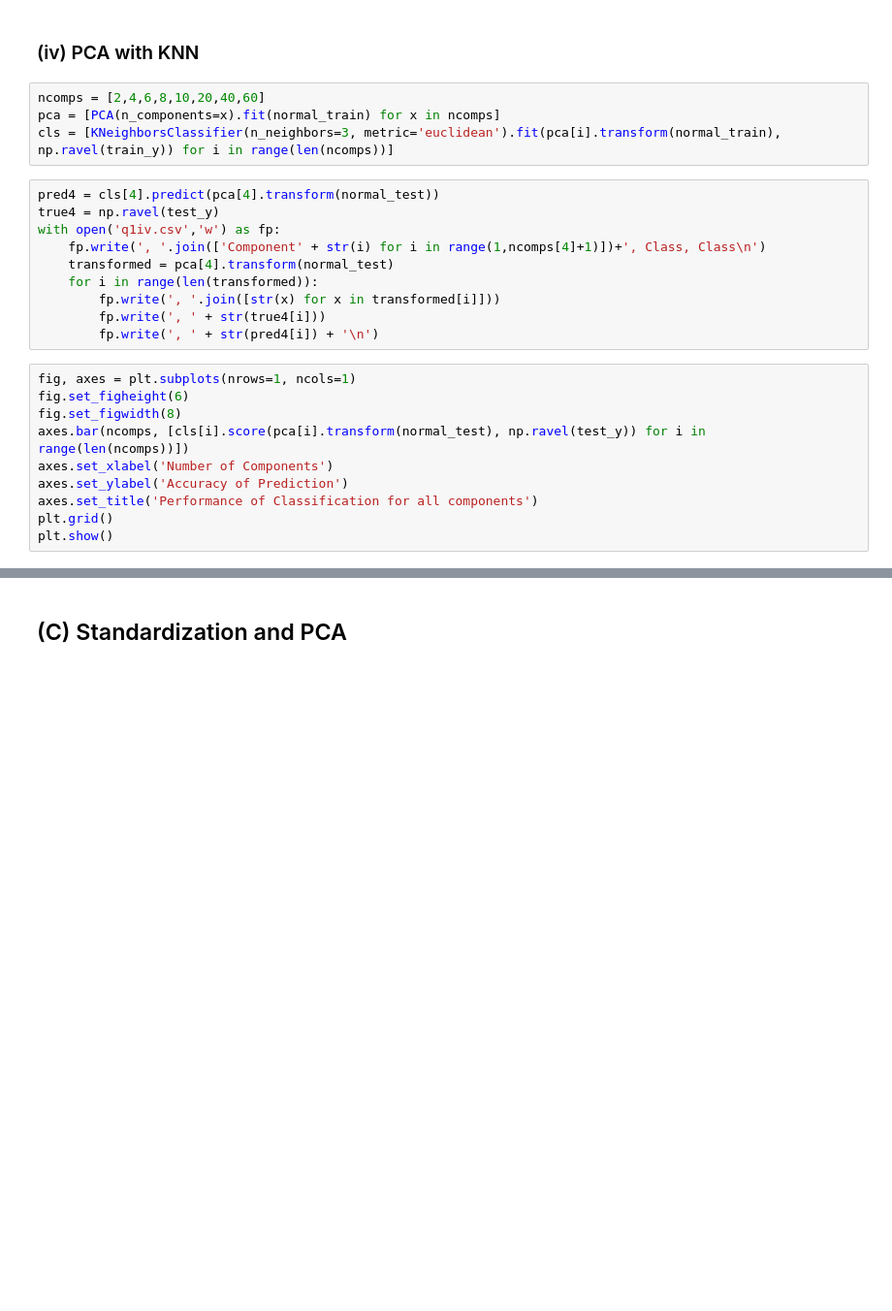
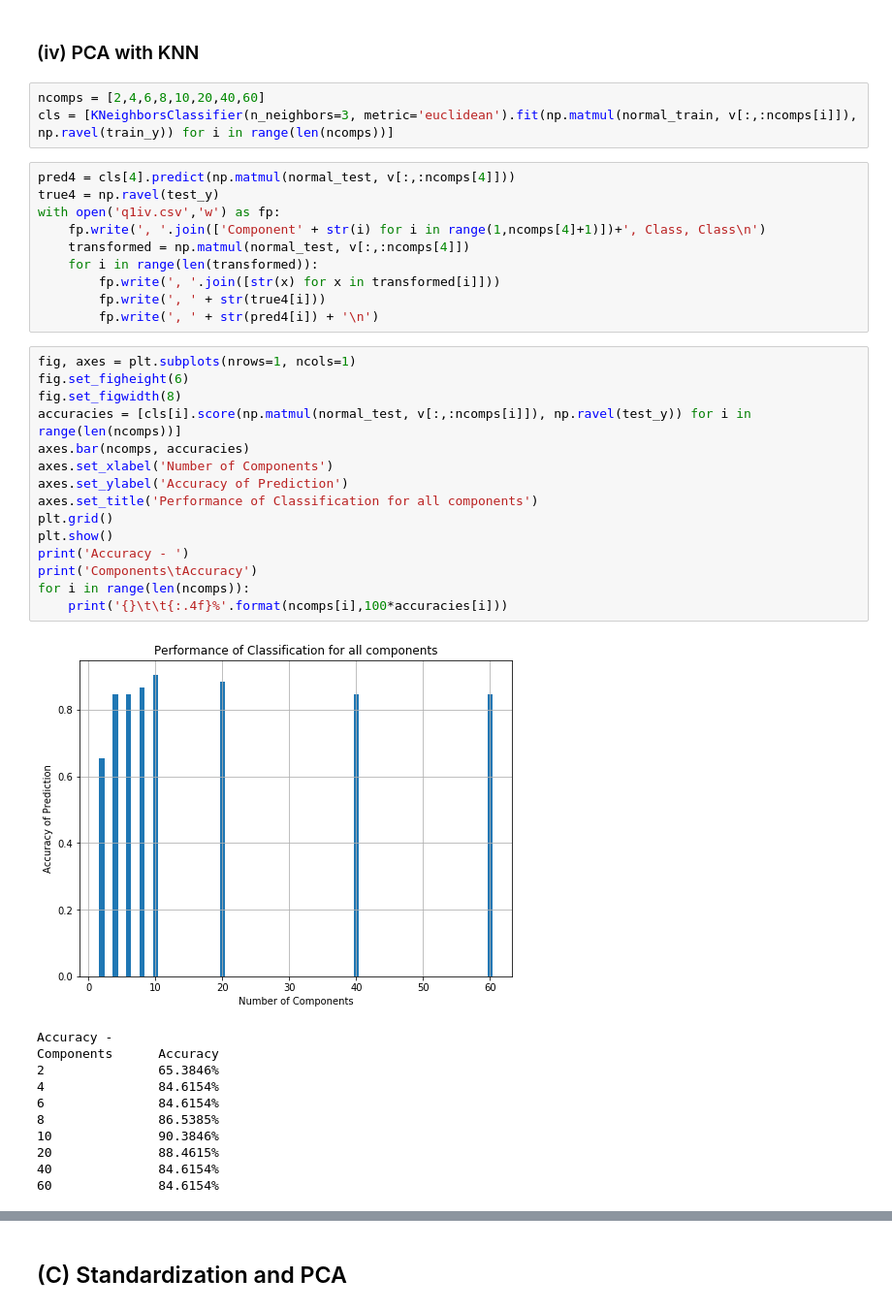
Before and after one commit to khantilchoksi/Automated-Learning-and-Data-Analysis, a Jupyter notebook: CSC522_HW2/Q1.ipynb, the cells around one changed output, grey strips where cells are left out. Shown: that part at 97% size. Drawn from its saved outputs; the diff is of its cells as text; blank space fills up the shorter version.

```diff
--- a/CSC522_HW2/Q1.ipynb
+++ b/CSC522_HW2/Q1.ipynb
@@ -96,14 +119,13 @@ plt.show()
 ### (iv) PCA with KNN
 # %%
 ncomps = [2,4,6,8,10,20,40,60]
-pca = [PCA(n_components=x).fit(normal_train) for x in ncomps]
-cls = [KNeighborsClassifier(n_neighbors=3, metric='euclidean').fit(pca[i].transform(normal_train), np.ravel(train_y)) for i in range(len(ncomps))]
+cls = [KNeighborsClassifier(n_neighbors=3, metric='euclidean').fit(np.matmul(normal_train, v[:,:ncomps[i]]), np.ravel(train_y)) for i in range(len(ncomps))]
 # %%
-pred4 = cls[4].predict(pca[4].transform(normal_test))
+pred4 = cls[4].predict(np.matmul(normal_test, v[:,:ncomps[4]]))
 true4 = np.ravel(test_y)
 with open('q1iv.csv','w') as fp:
     fp.write(', '.join(['Component' + str(i) for i in range(1,ncomps[4]+1)])+', Class, Class\n')
-    transformed = pca[4].transform(normal_test)
+    transformed = np.matmul(normal_test, v[:,:ncomps[4]])
     for i in range(len(transformed)):
         fp.write(', '.join([str(x) for x in transformed[i]]))
         fp.write(', ' + str(true4[i]))
@@ -111,10 +133,27 @@ with open('q1iv.csv','w') as fp:
 # %%
 fig, axes = plt.subplots(nrows=1, ncols=1)
 fig.set_figheight(6)
 fig.set_figwidth(8)
-axes.bar(ncomps, [cls[i].score(pca[i].transform(normal_test), np.ravel(test_y)) for i in range(len(ncomps))])
+accuracies = [cls[i].score(np.matmul(normal_test, v[:,:ncomps[i]]), np.ravel(test_y)) for i in range(len(ncomps))]
+axes.bar(ncomps, accuracies)
 axes.set_xlabel('Number of Components')
 axes.set_ylabel('Accuracy of Prediction')
 axes.set_title('Performance of Classification for all components')
 plt.grid()
 plt.show()
+print('Accuracy - ')
+print('Components\tAccuracy')
+for i in range(len(ncomps)):
+    print('{}\t\t{:.4f}%'.format(ncomps[i],100*accuracies[i]))
+# %% [output]
+[figure, added]
+Accuracy -
+Components      Accuracy
+2               65.3846%
+4               84.6154%
+6               84.6154%
+8               86.5385%
+10              90.3846%
+20              88.4615%
+40              84.6154%
+60              84.6154%
```
Also changed, not shown: parts of 15 cells of this notebook, 15 other files.
